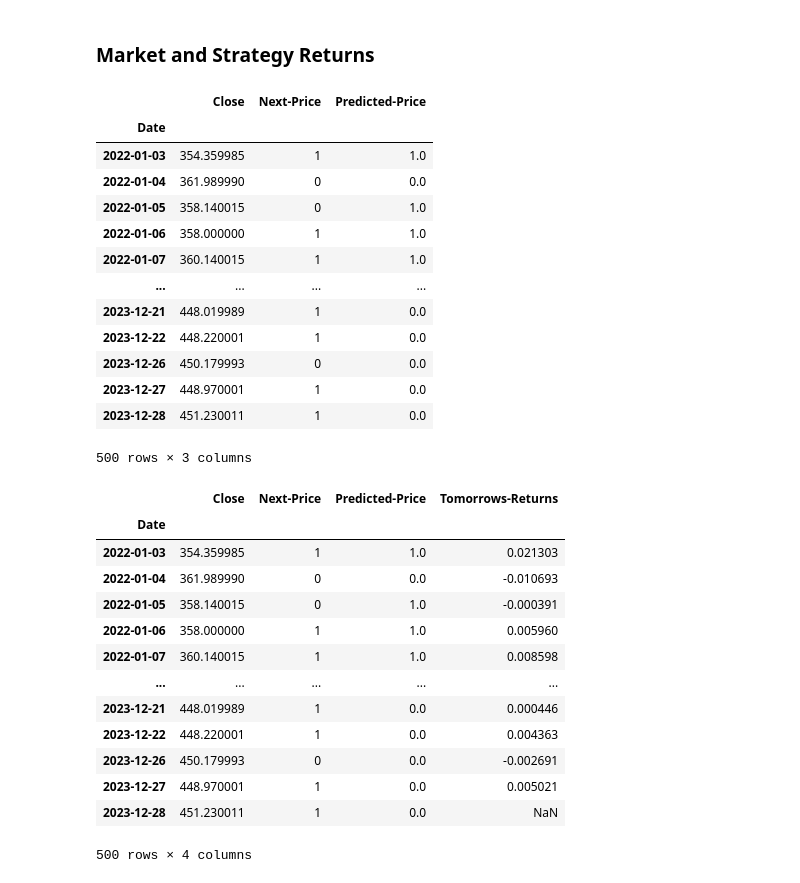
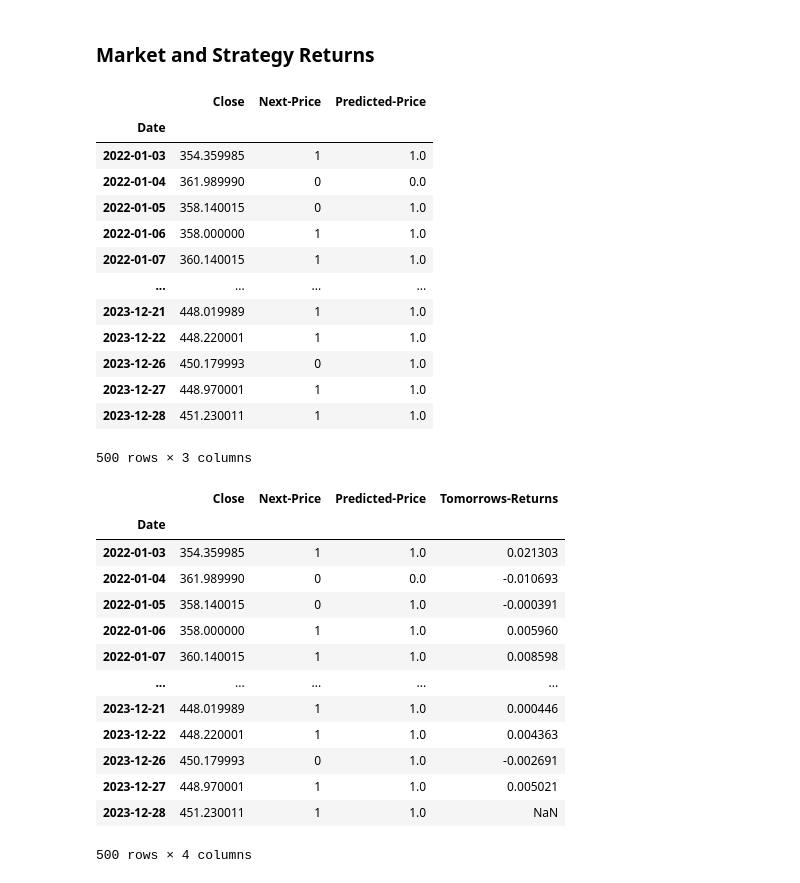
Before and after one commit to ROB-MRS/AI-and-ML-Coursework-I, a Jupyter notebook: Model_LMT.ipynb, the cells around one changed output. Cells and saved outputs as stored; diff of their text form; code cells hidden in the pictures.

```diff
--- a/Model_LMT.ipynb
+++ b/Model_LMT.ipynb
@@ -193,5 +218,14 @@ Text(0, 0.5, 'Histogram')
 [figure]
 # %%
 # Let's consider only the features we are interested in:
-MODEL_DATA = LMT_DATA[['Open-Close', 'High-Low', 'Price-Volume', 'SMA-5', 'SMA-10', 'SMA-20', 'RSI', 'MACD', 'MACD-Signal', 'Next-Price']]
+MODEL_DATA = LMT_DATA[['Open-Close',
+                       'High-Low',
+                       'Price-Volume',
+                       'SMA-5',
+                       'SMA-10',
+                       'SMA-20',
+                       'RSI',
+                       'MACD',
+                       'MACD-Signal',
+                       'Next-Price']]
 # %%
@@ -226,7 +264,8 @@ plt.show()
 X = MODEL_DATA.iloc[:, :-1]
 Y = MODEL_DATA.iloc[:, -1]
 # %%
-X_TRAIN, X_TEST, Y_TRAIN, Y_TEST = train_test_split(X, Y, test_size=0.2, random_state=0, shuffle=False)
+X_TRAIN, X_TEST, Y_TRAIN, Y_TEST = train_test_split(X, Y, test_size=0.2,
+                                                    random_state=0, shuffle=False)
 X_TRAIN.shape, X_TEST.shape
 # %% [output]
 ((1996, 9), (500, 9))
@@ -293,0 +335,5 @@ SVC Model Standard Deviation: 0.00043
+# %%
+LOG_MODEL = LogisticRegression(random_state=101)
+LOG_MODEL.fit(X_TRAIN, Y_TRAIN)
+LOG_PREDICTIONS = LOG_MODEL.predict(X_TEST)
+print(classification_report(Y_TEST, LOG_PREDICTIONS))
@@ -336,23 +400,23 @@ roc_curve = RocCurveDisplay.from_estimator(NBC_MODEL, X_TEST, Y_TEST)
 # %%
 # Create new column with predicted values
 LMT_DATA['Predicted-Price'] = np.NaN
-LMT_DATA.iloc[len(LMT_DATA)-len(NBC_PREDICTIONS):, -1] = NBC_PREDICTIONS
+LMT_DATA.iloc[len(LMT_DATA)-len(LOG_PREDICTIONS):, -1] = LOG_PREDICTIONS
 TRADE_DATA = LMT_DATA[['Close', 'Next-Price', 'Predicted-Price']].dropna()
 TRADE_DATA
 # %% [output]
 |  | Close | Next-Price | Predicted-Price |
 | Date |  |  |  |
 | 2022-01-03 | 354.359985 | 1 | 1.0 |
 | 2022-01-04 | 361.989990 | 0 | 0.0 |
 | 2022-01-05 | 358.140015 | 0 | 1.0 |
 | 2022-01-06 | 358.000000 | 1 | 1.0 |
 | 2022-01-07 | 360.140015 | 1 | 1.0 |
 | ... | ... | ... | ... |
-| 2023-12-21 | 448.019989 | 1 | 0.0 |
-| 2023-12-22 | 448.220001 | 1 | 0.0 |
-| 2023-12-26 | 450.179993 | 0 | 0.0 |
-| 2023-12-27 | 448.970001 | 1 | 0.0 |
-| 2023-12-28 | 451.230011 | 1 | 0.0 |
+| 2023-12-21 | 448.019989 | 1 | 1.0 |
+| 2023-12-22 | 448.220001 | 1 | 1.0 |
+| 2023-12-26 | 450.179993 | 0 | 1.0 |
+| 2023-12-27 | 448.970001 | 1 | 1.0 |
+| 2023-12-28 | 451.230011 | 1 | 1.0 |
 500 rows × 3 columns
 # %%
 TRADE_DATA['Tomorrows-Returns'] = np.log(TRADE_DATA['Close']/TRADE_DATA['Close'].shift(1))
@@ -367,11 +431,11 @@ TRADE_DATA
 | 2022-01-06 | 358.000000 | 1 | 1.0 | 0.005960 |
 | 2022-01-07 | 360.140015 | 1 | 1.0 | 0.008598 |
 | ... | ... | ... | ... | ... |
-| 2023-12-21 | 448.019989 | 1 | 0.0 | 0.000446 |
-| 2023-12-22 | 448.220001 | 1 | 0.0 | 0.004363 |
-| 2023-12-26 | 450.179993 | 0 | 0.0 | -0.002691 |
-| 2023-12-27 | 448.970001 | 1 | 0.0 | 0.005021 |
-| 2023-12-28 | 451.230011 | 1 | 0.0 | NaN |
+| 2023-12-21 | 448.019989 | 1 | 1.0 | 0.000446 |
+| 2023-12-22 | 448.220001 | 1 | 1.0 | 0.004363 |
+| 2023-12-26 | 450.179993 | 0 | 1.0 | -0.002691 |
+| 2023-12-27 | 448.970001 | 1 | 1.0 | 0.005021 |
+| 2023-12-28 | 451.230011 | 1 | 1.0 | NaN |
 500 rows × 4 columns
 # %%
 TRADE_DATA['Strategy-Returns'] = np.where(TRADE_DATA['Predicted-Price'] == 1,
```
Also changed, not shown: parts of 21 cells of this notebook.
